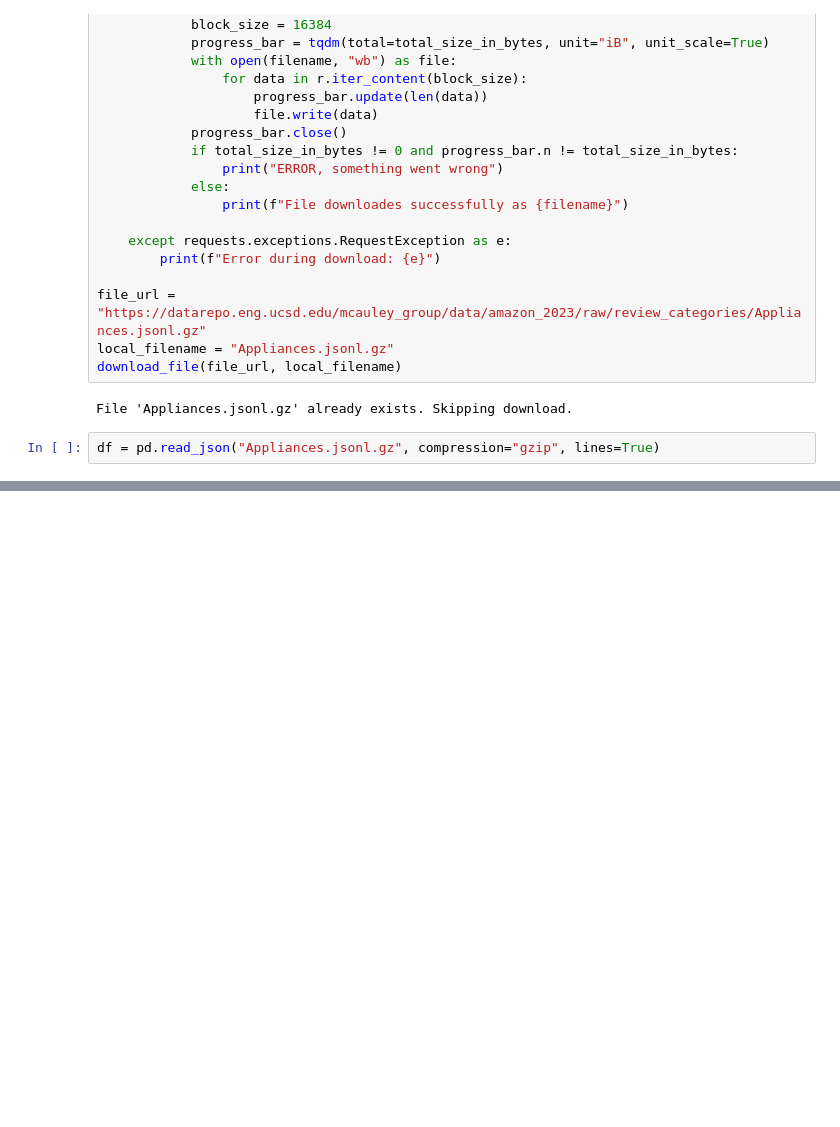
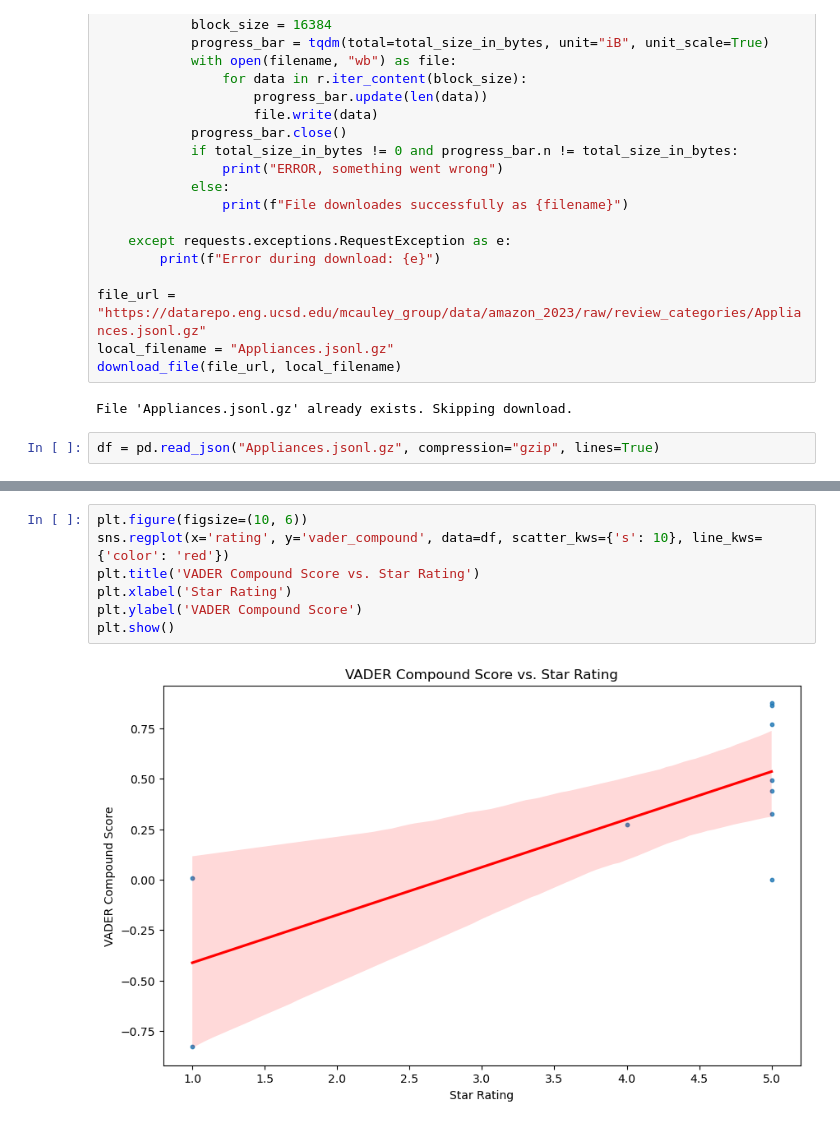
Before and after one commit to FreyaKassie16/NLP-Mini-Project, a Jupyter notebook: main.ipynb, the cells around one changed output, grey strips where cells are left out. Cells and saved outputs as stored; diff of their text form; blank space fills up the shorter version.

```diff
--- a/main.ipynb
+++ b/main.ipynb
@@ -186,0 +108,9 @@ for m, cv in zip(x, coherence_values):
+# %%
+plt.figure(figsize=(10, 6))
+sns.regplot(x='rating', y='vader_compound', data=df, scatter_kws={'s': 10}, line_kws={'color': 'red'})
+plt.title('VADER Compound Score vs. Star Rating')
+plt.xlabel('Star Rating')
+plt.ylabel('VADER Compound Score')
+plt.show()
+# %% [output]
+[figure, added]
```
Also changed, not shown: parts of 15 cells of this notebook.
